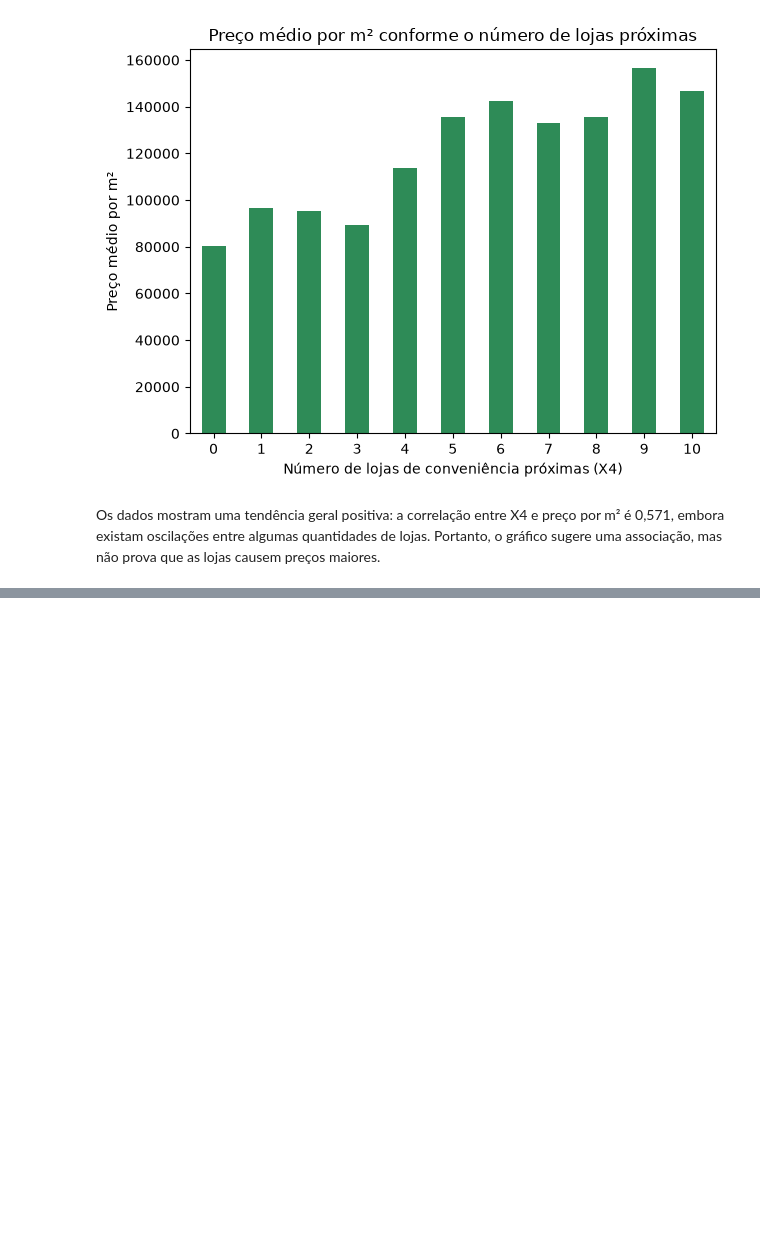
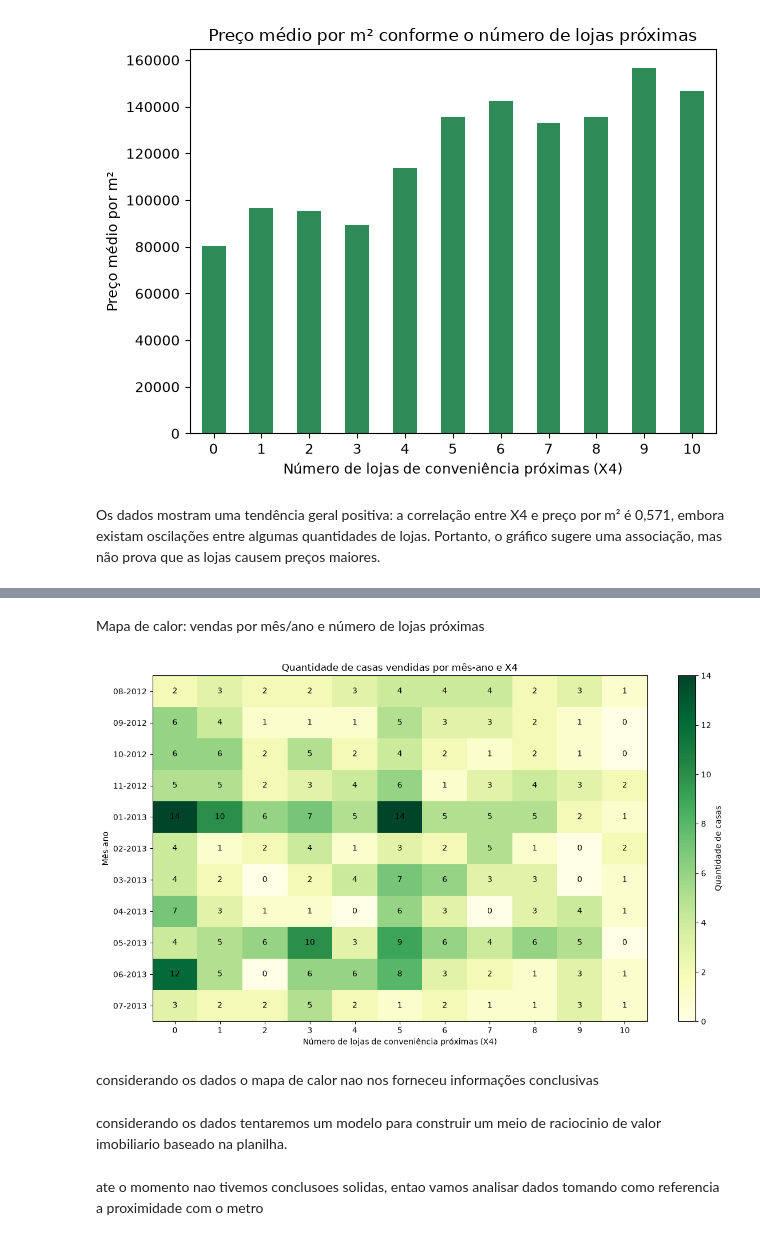
Before and after one commit to fabiojangelni/Projeto_turma_1715, a Jupyter notebook: projeto.ipynb, the cells around one changed output, grey strips where cells are left out. Cells and saved outputs as stored; diff of their text form; code cells hidden in the pictures; blank space fills up the shorter version.

```diff
--- a/projeto.ipynb
+++ b/projeto.ipynb
@@ -226,0 +252,8 @@ Os dados mostram uma tendência geral positiva: a correlação entre X4 e preço
+# %%
+tabela_vendas_mes_lojas = pd.crosstab(Real_State["mes_ano"], Real_State["X4 number of convenience stores"])
+tabela_vendas_mes_lojas.index = pd.to_datetime(tabela_vendas_mes_lojas.index,format="%m-%Y")
+tabela_vendas_mes_lojas = tabela_vendas_mes_lojas.sort_index()
+tabela_vendas_mes_lojas.index = tabela_vendas_mes_lojas.index.strftime("%m-%Y")
+tabela_vendas_mes_lojas.loc["Total"] = tabela_vendas_mes_lojas.sum()
+tabela_vendas_mes_lojas["Total"] = tabela_vendas_mes_lojas.sum(axis=1)
+tabela_vendas_mes_lojas
@@ -226,0 +275,29 @@ Os dados mostram uma tendência geral positiva: a correlação entre X4 e preço
+# %% [markdown]
+Mapa de calor: vendas por mês/ano e número de lojas próximas
+# %%
+vendas_grafico = tabela_vendas_mes_lojas.drop(index="Total").drop(columns="Total")
+fig, ax = plt.subplots(figsize=(12, 7))
+mapa = ax.imshow(vendas_grafico.to_numpy(), cmap="YlGn", aspect="auto")
+ax.set_xticks(range(len(vendas_grafico.columns)))
+ax.set_xticklabels(vendas_grafico.columns)
+ax.set_yticks(range(len(vendas_grafico.index)))
+ax.set_yticklabels(vendas_grafico.index)
+ax.set_xlabel("Número de lojas de conveniência próximas (X4)")
+ax.set_ylabel("Mês-ano")
+ax.set_title("Quantidade de casas vendidas por mês-ano e X4")
+
+for linha, valores in enumerate(vendas_grafico.to_numpy()):
+    for coluna, quantidade in enumerate(valores):
+        ax.text(coluna, linha, str(quantidade), ha="center", va="center", color="black")
+
+fig.colorbar(mapa, ax=ax, label="Quantidade de casas")
+plt.tight_layout()
+plt.show()
+# %% [output]
+[figure, added]
+# %% [markdown]
+considerando os dados o mapa de calor nao nos forneceu informações conclusivas
+# %% [markdown]
+considerando os dados tentaremos um modelo para construir um meio de raciocinio de valor imobiliario baseado na planilha.
+# %% [markdown]
+ate o momento nao tivemos conclusoes solidas, entao vamos analisar dados tomando como referencia a proximidade com o metro
```
Also changed, not shown: parts of 16 cells of this notebook.
